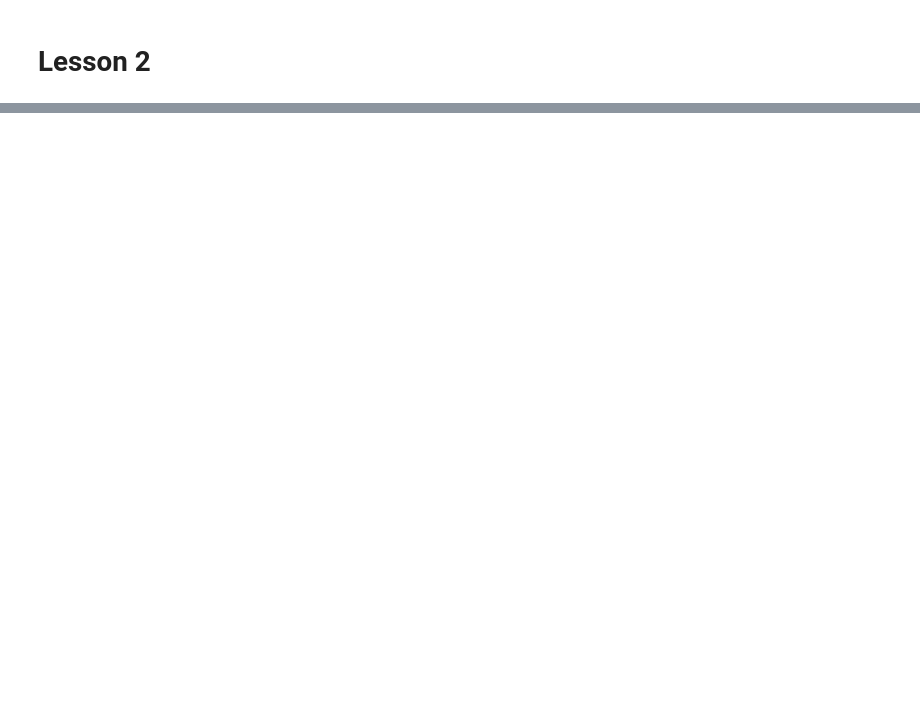
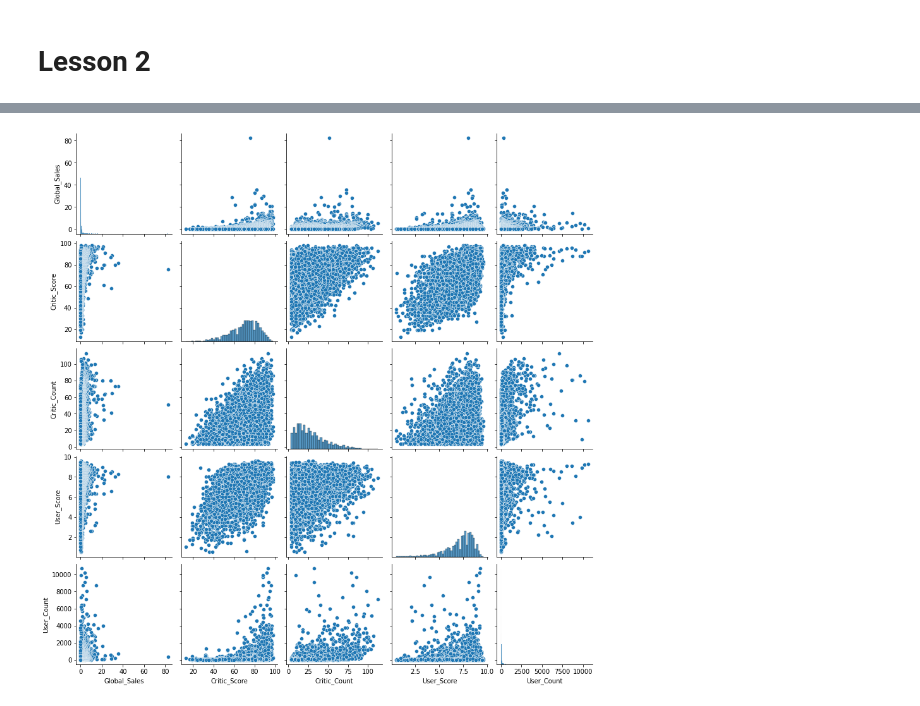
Before and after one commit to alfir-v10/RushODS_old, a Jupyter notebook: RUSH_ODS.ipynb, the cells around one changed output, grey strips where cells are left out. Drawn from its saved outputs; the diff is of its cells as text; code cells hidden in the pictures; blank space fills up the shorter version.

```diff
--- a/RUSH_ODS.ipynb
+++ b/RUSH_ODS.ipynb
@@ -1173,0 +1045,7 @@ plt.scatter(
+# %%
+%config InlineBackend.figure_format = 'svg'
+from pylab import rcParams
+
+rcParams["figure.figsize"] = 8, 5
+# %%
+df_game = pd.read_csv(datasets_path + 'video_games_sales.csv').dropna()
@@ -1173,0 +1085,5 @@ plt.scatter(
+# %%
+df_game["User_Score"] = df_game.User_Score.astype("float64")
+df_game["Year_of_Release"] = df_game.Year_of_Release.astype("int64")
+df_game["User_Count"] = df_game.User_Count.astype("int64")
+df_game["Critic_Count"] = df_game.Critic_Count.astype("int64")
@@ -1173,0 +1159,7 @@ plt.scatter(
+# %%
+%config InlineBackend.figure_format = 'png'
+sns.pairplot(
+    df_game[["Global_Sales", "Critic_Score", "Critic_Count", "User_Score", "User_Count"]]
+);
+# %% [output]
+[figure, added]
```
Also changed, not shown: parts of 132 cells of this notebook.
